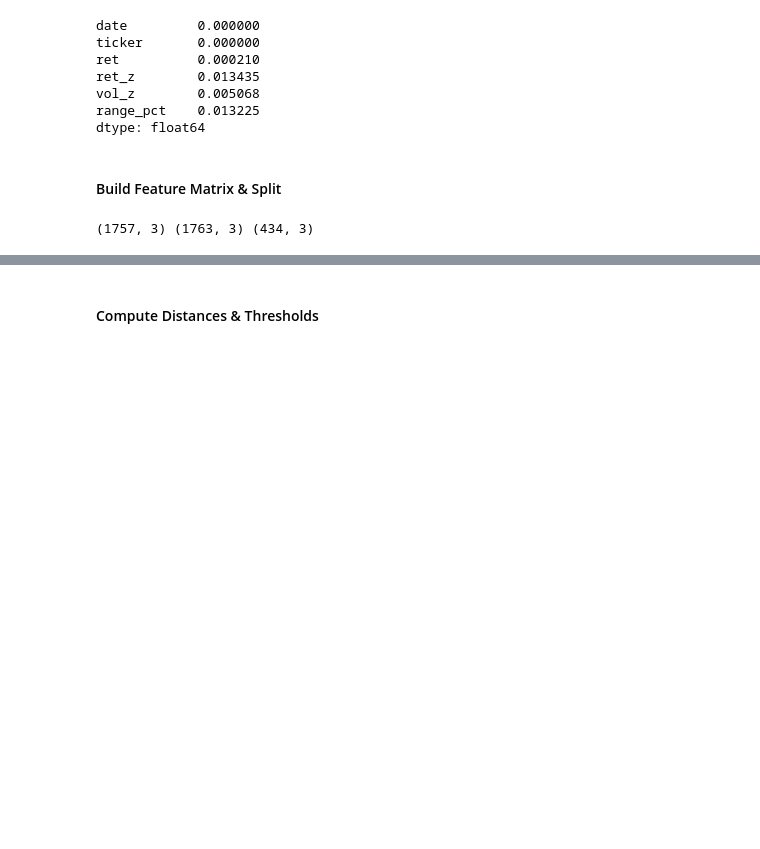
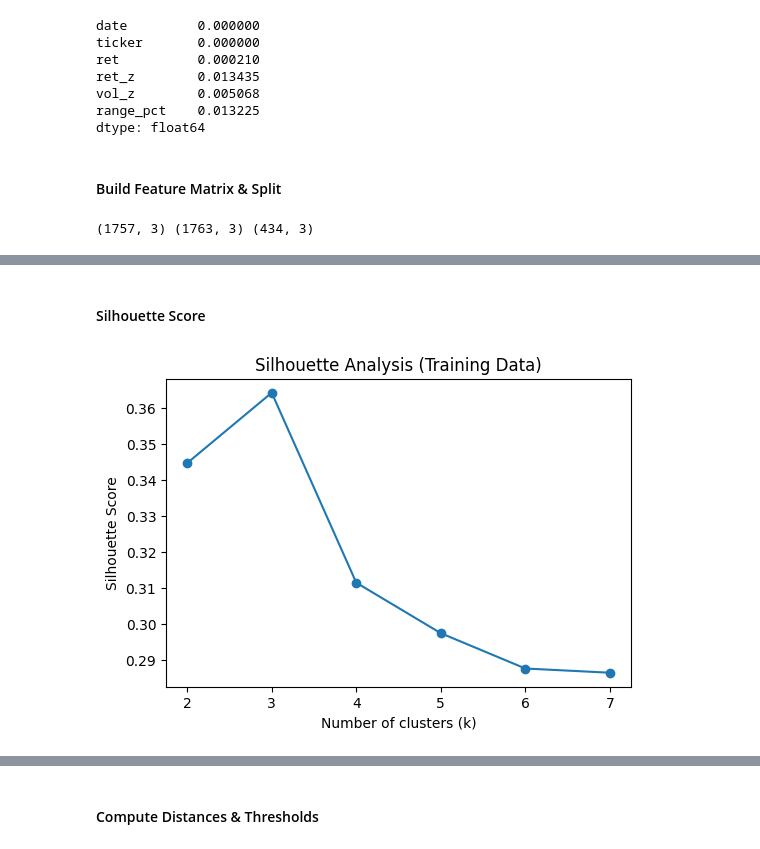
Before and after one commit to Shiv33ndu/stock-anomaly-detector, a Jupyter notebook: notebooks/04_kmeans_analysis.ipynb, the cells around one changed output, grey strips where cells are left out. Cells and saved outputs as stored; diff of their text form; code cells hidden in the pictures; blank space fills up the shorter version.

```diff
--- a/notebooks/04_kmeans_analysis.ipynb
+++ b/notebooks/04_kmeans_analysis.ipynb
@@ -122,0 +150,21 @@ print(X_train.shape, X_val.shape, X_test.shape)
+# %% [markdown]
+#### Silhouette Score
+# %%
+from sklearn.metrics import silhouette_score
+
+sil_scores = []
+
+for k in k_values:
+    km = KMeans(n_clusters=k, random_state=42, n_init="auto")
+    labels = km.fit_predict(X_train_s)
+    sil_scores.append(silhouette_score(X_train_s, labels))
+
+plt.figure(figsize=(6, 4))
+plt.plot(k_values, sil_scores, marker="o")
+plt.xlabel("Number of clusters (k)")
+plt.ylabel("Silhouette Score")
+plt.title("Silhouette Analysis (Training Data)")
+plt.savefig(os.path.join('reports/figures/', 'kmeans_silhouette_analysis.png'), bbox_inches='tight', pad_inches=0.1, dpi=300)
+plt.show()
+# %% [output]
+[figure, added]
```
Also changed, not shown: parts of 15 cells of this notebook, 6 other files.
